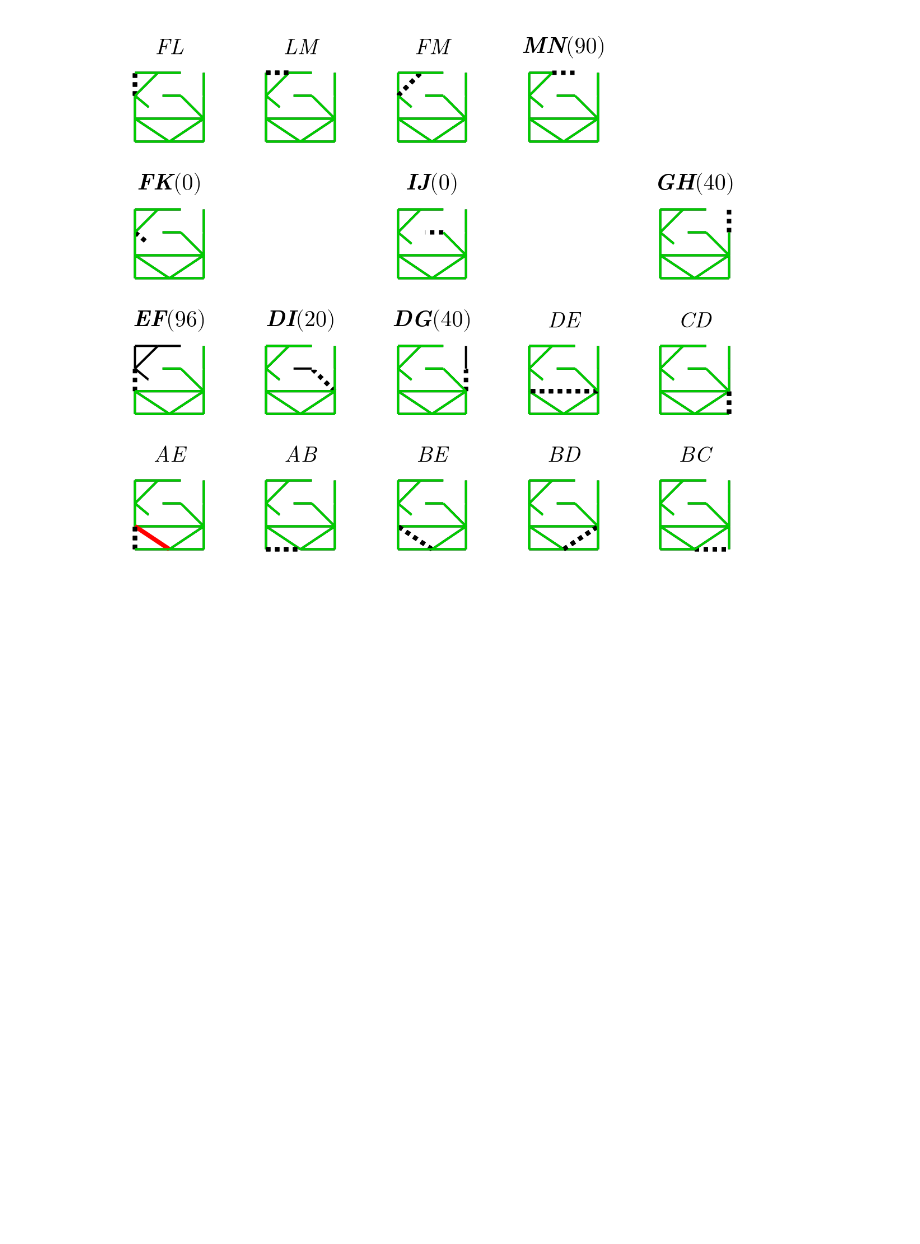
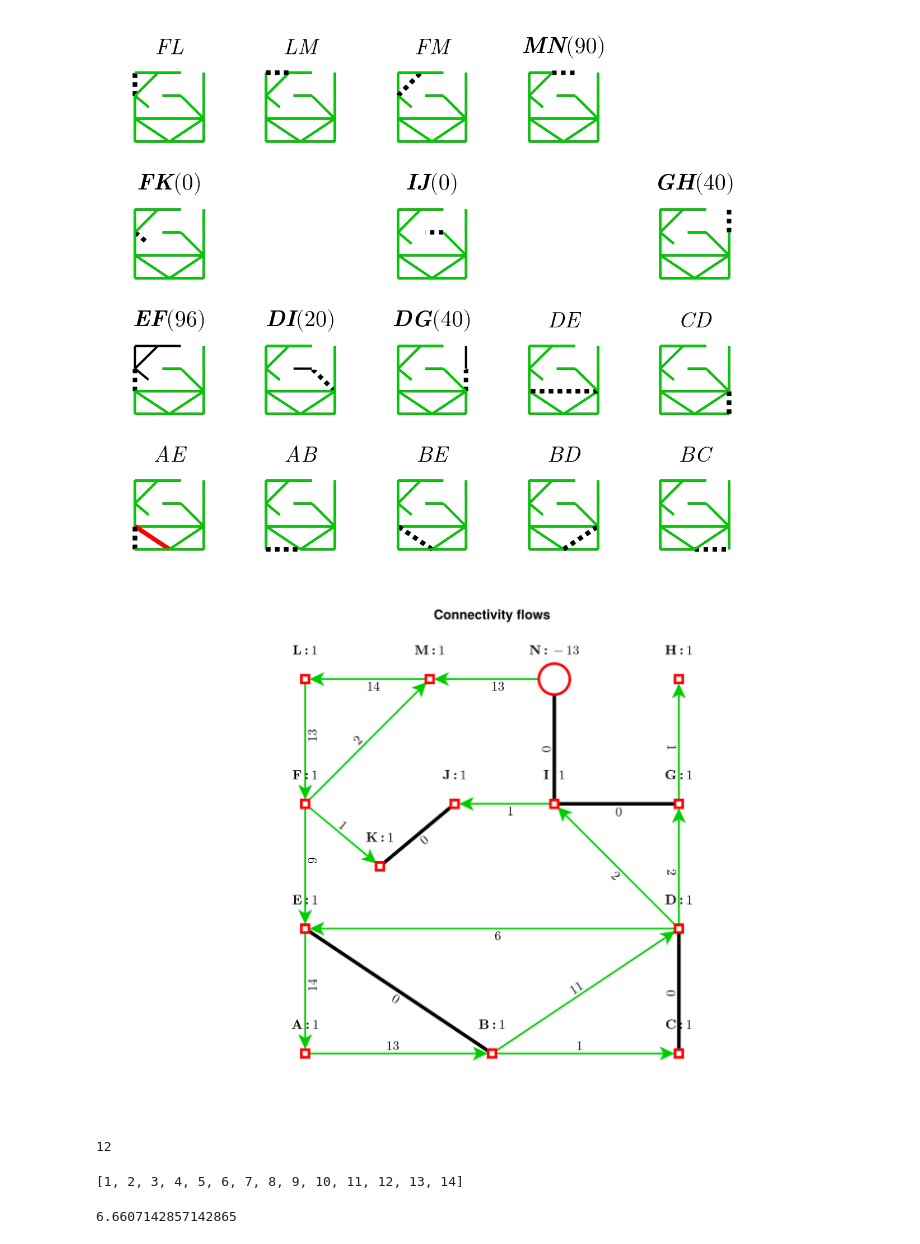
Before and after one commit to BenoitJeanson/tnr, a Jupyter notebook: archives/first_paper/Code/first_paper.ipynb, the cells around one changed output. Cells and saved outputs as stored; diff of their text form; code cells hidden in the pictures; blank space fills up the shorter version.

```diff
--- a/archives/first_paper/Code/first_paper.ipynb
+++ b/archives/first_paper/Code/first_paper.ipynb
@@ -272,3 +272,45 @@ CairoMakie.Screen{IMAGE}
 griddraw(g, "A", trips, [6, 10,19])
 # %% [output]
 [figure]
+# %%
+function c_model_to_graph(g, model, orig_bus)
+    if !is_solved_and_feasible(model)
+        @info "model not fesible"
+        return
+    else
+        h=deepcopy(g)
+        openings = [i for (i, v_branch) in enumerate(value.(model[:v_branch])) if v_branch == 1]
+        _edges = collect(edges(h))
+        for (i, f) in enumerate(value.(model[:c_flows]))
+            br = e_index_for(h, _edges[i])
+            br.p = f/100
+        end
+        for v in vertices(h)
+            h[label_for(g, v)] = 1/100
+        end
+        h[orig_bus] = -(nv(h)-1)/100
+
+        draw(h , outages = openings, layout = layout, title = "Connectivity flows");
+    end
+end
+
+c_model_to_graph(g, model, "N")
+# %% [output]
+[figure, added]
+# %%
+code_for(g, "A")
+# %% [output]
+12
+# %%
+println(collect(vertices(g)))
+# %% [output]
+[1, 2, 3, 4, 5, 6, 7, 8, 9, 10, 11, 12, 13, 14]
+# %%
+load = [g[label_for(g,v)] for v in vertices(g) if g[label_for(g,v)]>0]
+S = sum(load)
+
+3.73 / 2.80 / 20 * 100
+
+# loss / (100 * S)
+# %% [output]
+6.6607142857142865
```
Also changed, not shown: parts of 1 cell of this notebook, 45 other files.
